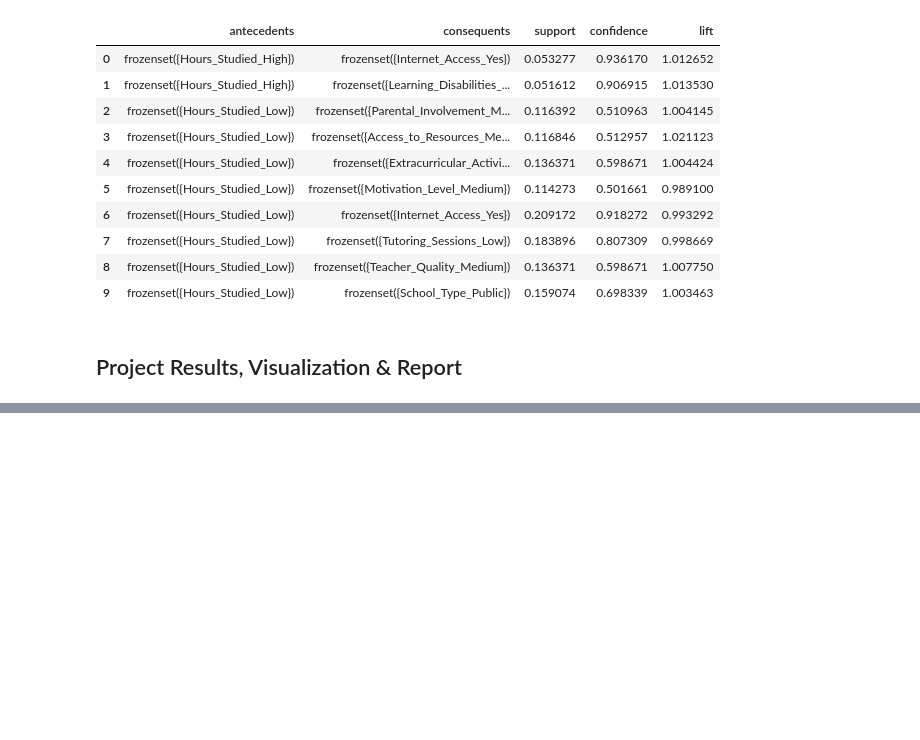
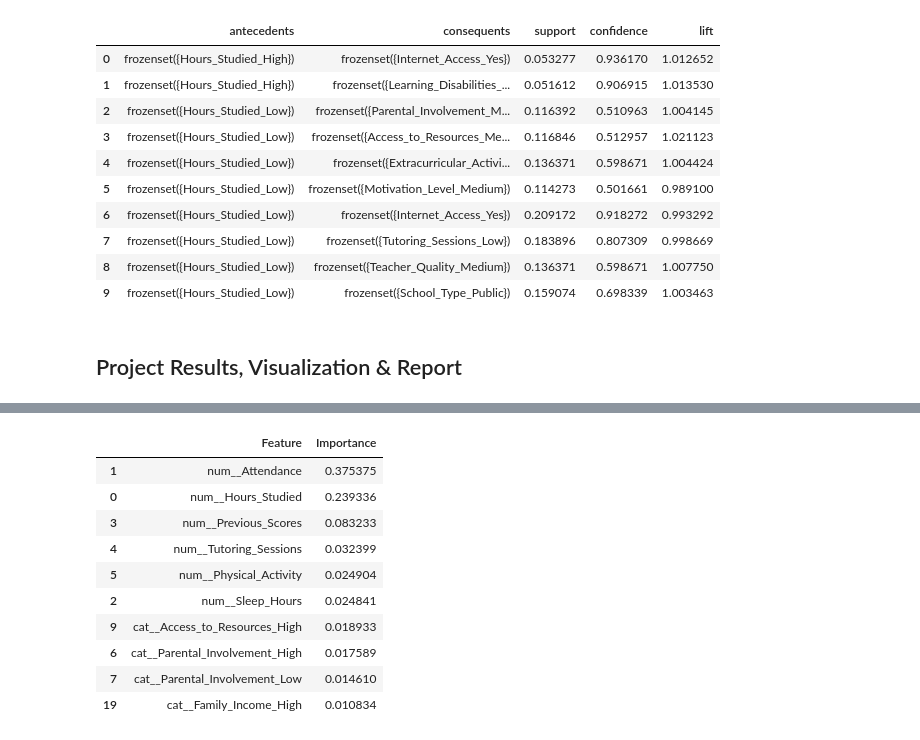
Before and after one commit to mdraihanmostafa746-coder/Student-Academic-Performance-Analysis-and-Prediction, a Jupyter notebook: notebooks/student_performance_analysis.ipynb, the cells around one changed output, grey strips where cells are left out. Cells and saved outputs as stored; diff of their text form; code cells hidden in the pictures; blank space fills up the shorter version.

```diff
--- a/notebooks/student_performance_analysis.ipynb
+++ b/notebooks/student_performance_analysis.ipynb
@@ -1336,0 +1374,27 @@ rules[['antecedents', 'consequents', 'support', 'confidence', 'lift']].head(10)
+# %%
+rf_model = models['Random Forest']
+
+feature_names = preprocessor.get_feature_names_out()
+
+feature_importance = pd.DataFrame({
+    'Feature': feature_names,
+    'Importance': rf_model.feature_importances_
+})
+
+feature_importance = feature_importance.sort_values(
+    by='Importance', ascending=False
+)
+
+feature_importance.head(10)
+# %% [output]
+|  | Feature | Importance |
+| 1 | num__Attendance | 0.375375 |
+| 0 | num__Hours_Studied | 0.239336 |
+| 3 | num__Previous_Scores | 0.083233 |
+| 4 | num__Tutoring_Sessions | 0.032399 |
+| 5 | num__Physical_Activity | 0.024904 |
+| 2 | num__Sleep_Hours | 0.024841 |
+| 9 | cat__Access_to_Resources_High | 0.018933 |
+| 6 | cat__Parental_Involvement_High | 0.017589 |
+| 7 | cat__Parental_Involvement_Low | 0.014610 |
+| 19 | cat__Family_Income_High | 0.010834 |
```
Also changed, not shown: parts of 3 cells of this notebook, 2 other files.
